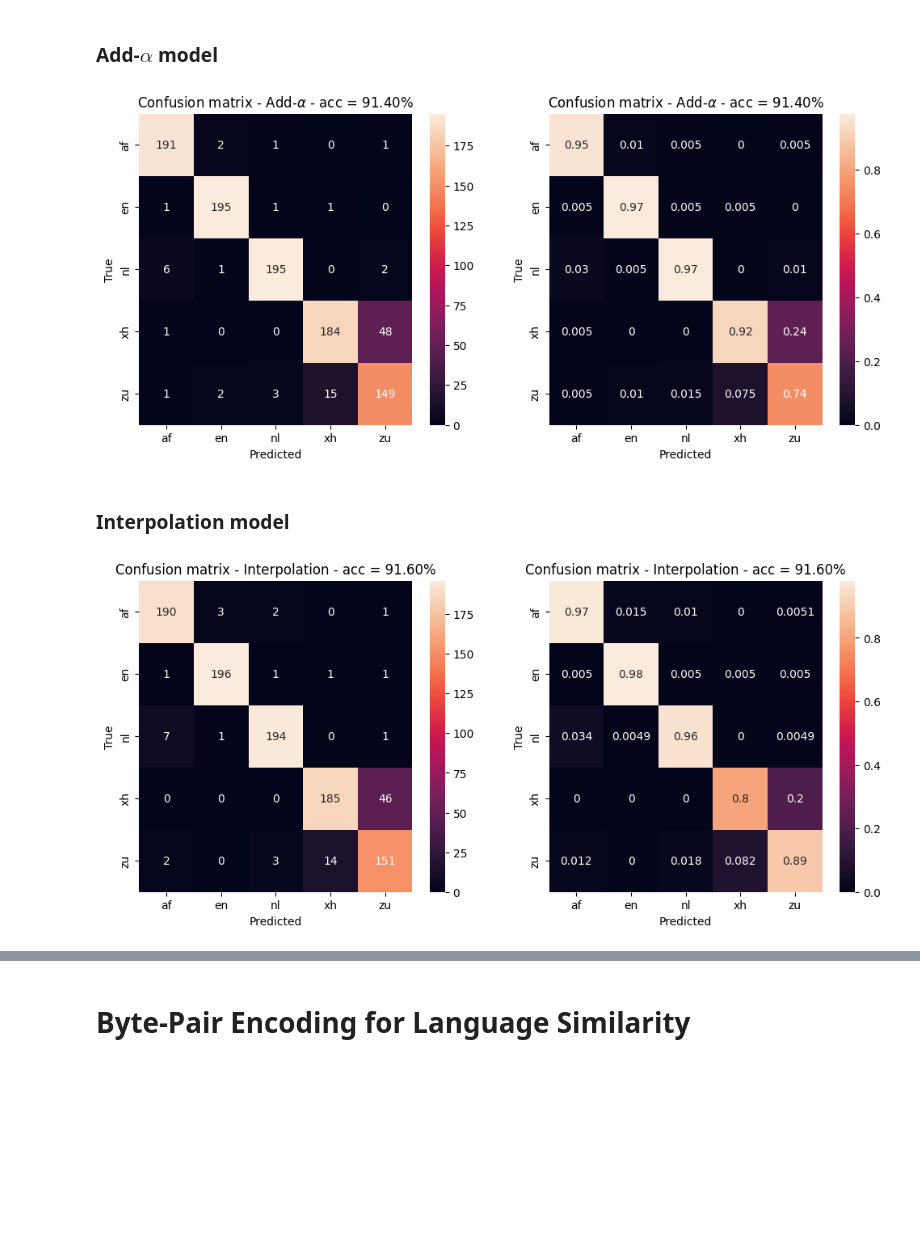
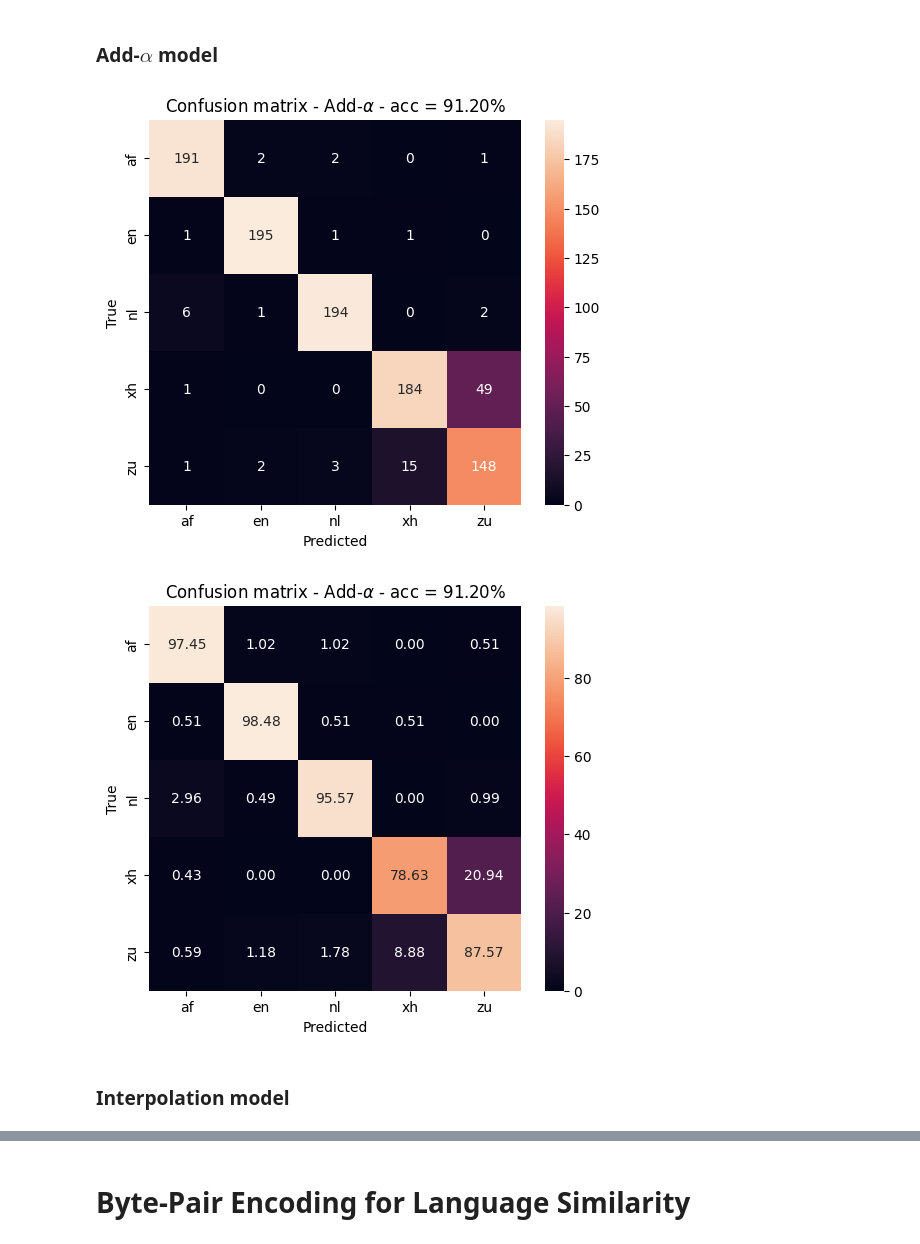
Before and after one commit to Fahazavana/NGramLMs_BPE, a Jupyter notebook: main.ipynb, the cells around one changed output, grey strips where cells are left out. Drawn from its saved outputs; the diff is of its cells as text; code cells hidden in the pictures; blank space fills up the shorter version.

```diff
--- a/main.ipynb
+++ b/main.ipynb
@@ -190,0 +204,11 @@ make_cmf(models, val_files, inter_parameters, mode='inter', title=title)
+# %%
+print("Add-alpha smoothing")
+probs = defaultdict(float)
+for char in en_model.vocab:
+    ngram = ('t', 'h', char)
+    key = f"P({char}|t,h)"
+    val = np.around(en_model.prob(ngram, best_alpha['en']), 5)
+    probs[key] = val
+probs = sort_dict(probs)
+for k, v in probs.items():
+    print(f"{k} = {v}")
@@ -190,0 +237,11 @@ make_cmf(models, val_files, inter_parameters, mode='inter', title=title)
+# %%
+print("Interpolation smoothing")
+probs = defaultdict(float)
+for char in en_model.vocab:
+    ngram = ('t', 'h', char)
+    key = f"P({char}|t,h)"
+    val = np.round(en_model.probInt(ngram, inter_parameters['en']['alphas']), 5)
+    probs[key] = val
+probs = sort_dict(probs)
+for k, v in probs.items():
+    print(f"{k} = {v}")
@@ -285,30 +360,18 @@ x, y = read_test('data/test.lid.txt')
 ### Add-$\alpha$ model
 # %%
 alphas = {k: {'alpha': v} for k, v in best_alpha.items()}
-identifiers = LIdentify(models, best_alpha, mode='default', param=alphas)
+identifiers = LIdentify(models, mode='default', params=alphas)
 
-cmf = conf_matrix(identifiers, x, y)
+cmf = cmf_acc_matrix(identifiers, x, y)
 accuracy = 100 * np.diag(cmf).sum() / cmf.sum()
-cmf_norm = cmf / cmf.sum(axis=0)[:, np.newaxis]
+cmf_norm = 100*cmf / cmf.sum(axis=1)[:, np.newaxis]
 
-plt.figure(figsize=(12, 5))
-plt.subplot(121)
-sns.heatmap(cmf, annot=True, fmt='.0f')
-plt.xticks(np.arange(len(labels)) + 0.5, labels)
-plt.yticks(np.arange(len(labels)) + 0.5, labels)
-plt.title(fr"Confusion matrix - Add-$\alpha$ - acc = {accuracy:.2f}%")
-plt.xlabel("Predicted")
-plt.ylabel("True")
-plt.subplot(122)
-sns.heatmap(cmf_norm, annot=True)
-plt.xticks(np.arange(len(labels)) + 0.5, labels)
-plt.yticks(np.arange(len(labels)) + 0.5, labels)
-plt.title(fr"Confusion matrix - Add-$\alpha$ - acc = {accuracy:.2f}%")
-plt.xlabel("Predicted")
-plt.ylabel("True")
+plot_acc_cmf(cmf, accuracy, labels, title=r'Add-$\alpha$', fmt='.0f')
+plot_acc_cmf(cmf_norm, accuracy, labels, title=r'Add-$\alpha$', fmt='.2f')
 plt.show()
 # %% [output]
-[figure, old version]
+[figure, new version]
+[figure, added]
 # %% [markdown]
 ### Interpolation model
 # %%
@@ -317,27 +380,3 @@ inter_parameters = {
         'alphas': [0.8, 0.15, 0.05],
     } for model in models
 }
-# %%
-identifiers2 = LIdentify(models, best_alpha, mode='inter', param=inter_parameters)
-cmf2 = conf_matrix(identifiers2, x, y)
-accuracy2 = 100 * np.diag(cmf2).sum() / cmf2.sum()
-cmf_norm2 = cmf2 / cmf2.sum(axis=1)[:, np.newaxis]
-
-plt.figure(figsize=(12, 5))
-plt.subplot(121)
-sns.heatmap(cmf2, annot=True, fmt='.0f')
-plt.xticks(np.arange(len(labels)) + 0.5, labels)
-plt.yticks(np.arange(len(labels)) + 0.5, labels)
-plt.title(fr"Confusion matrix - Interpolation - acc = {accuracy2:.2f}%")
-plt.xlabel("Predicted")
-plt.ylabel("True")
-plt.subplot(122)
-sns.heatmap(cmf_norm2, annot=True)
-plt.xticks(np.arange(len(labels)) + 0.5, labels)
-plt.yticks(np.arange(len(labels)) + 0.5, labels)
-plt.title(fr"Confusion matrix - Interpolation - acc = {accuracy2:.2f}%")
-plt.xlabel("Predicted")
-plt.ylabel("True")
-plt.show()
-# %% [output]
-[figure, removed]
```
Also changed, not shown: parts of 28 cells of this notebook, 7 other files.
